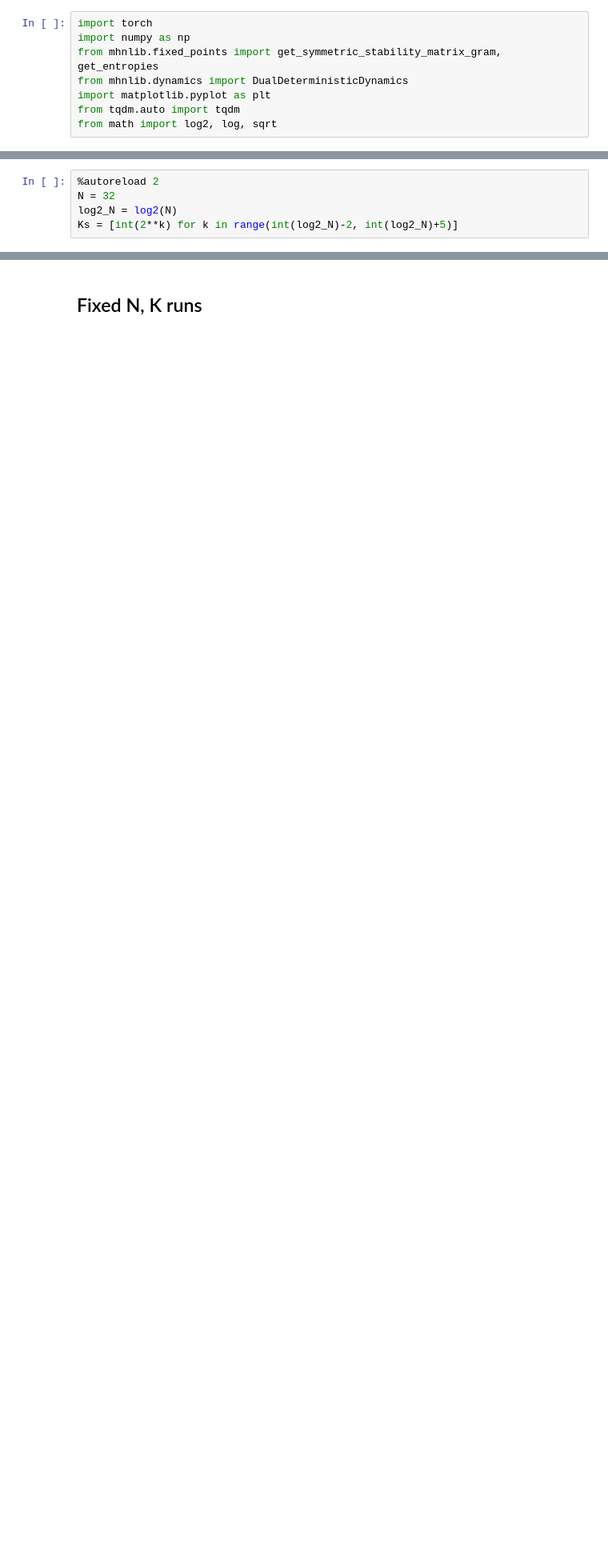
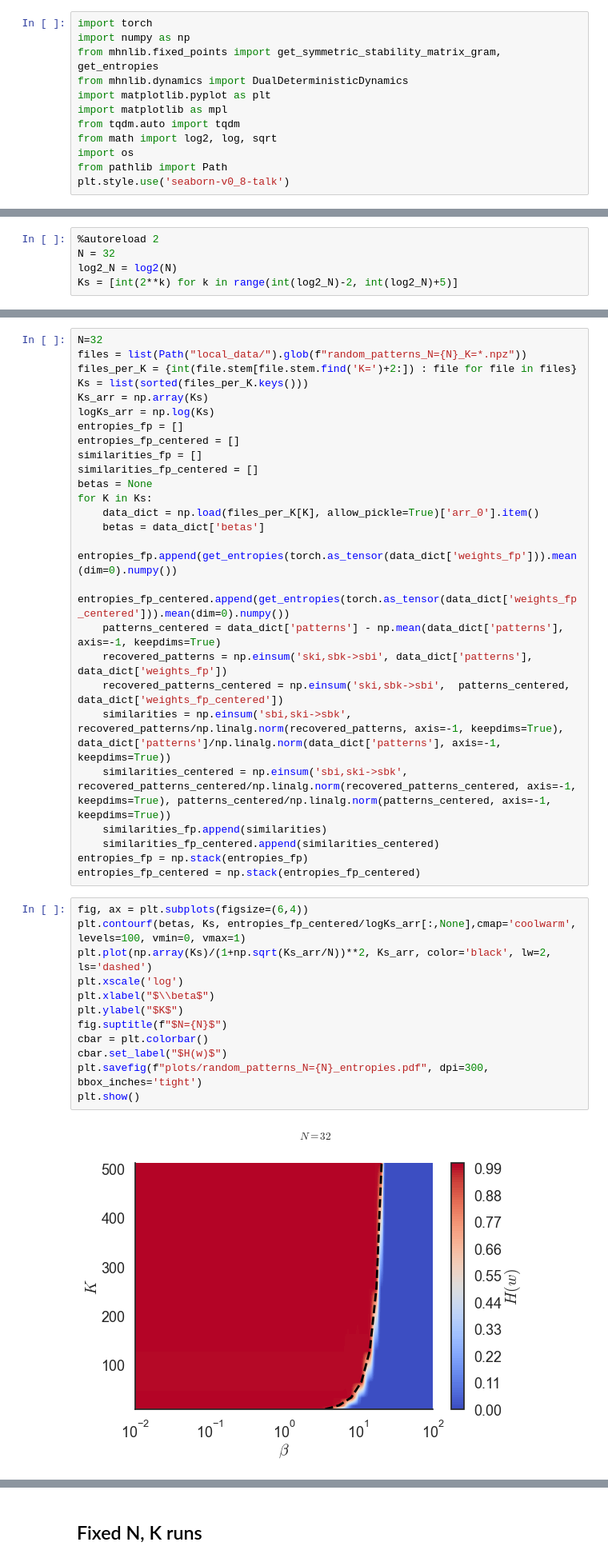
Before and after one commit to vicioms/MHN-Bif, a Jupyter notebook: testing_mhn.ipynb, the cells around one changed output, grey strips where cells are left out. Shown at 80% size. Cells and saved outputs as stored; diff of their text form; blank space fills up the shorter version.

```diff
--- a/testing_mhn.ipynb
+++ b/testing_mhn.ipynb
@@ -4,7 +4,11 @@ import numpy as np
 from mhnlib.fixed_points import get_symmetric_stability_matrix_gram, get_entropies
 from mhnlib.dynamics import DualDeterministicDynamics
 import matplotlib.pyplot as plt
+import matplotlib as mpl
 from tqdm.auto import tqdm
 from math import log2, log, sqrt
+import os
+from pathlib import Path
+plt.style.use('seaborn-v0_8-talk')
 # %%
 %load_ext autoreload
@@ -77,0 +88,40 @@ for K in pbar:
+# %%
+N=32
+files = list(Path("local_data/").glob(f"random_patterns_N={N}_K=*.npz"))
+files_per_K = {int(file.stem[file.stem.find('K=')+2:]) : file for file in files}
+Ks = list(sorted(files_per_K.keys()))
+Ks_arr = np.array(Ks)
+logKs_arr = np.log(Ks)
+entropies_fp = []
+entropies_fp_centered = []
+similarities_fp = []
+similarities_fp_centered = []
+betas = None
+for K in Ks:
+    data_dict = np.load(files_per_K[K], allow_pickle=True)['arr_0'].item()
+    betas = data_dict['betas']
+    entropies_fp.append(get_entropies(torch.as_tensor(data_dict['weights_fp'])).mean(dim=0).numpy())
+    entropies_fp_centered.append(get_entropies(torch.as_tensor(data_dict['weights_fp_centered'])).mean(dim=0).numpy())
+    patterns_centered = data_dict['patterns'] - np.mean(data_dict['patterns'], axis=-1, keepdims=True)
+    recovered_patterns = np.einsum('ski,sbk->sbi', data_dict['patterns'], data_dict['weights_fp'])
+    recovered_patterns_centered = np.einsum('ski,sbk->sbi',  patterns_centered, data_dict['weights_fp_centered'])
+    similarities = np.einsum('sbi,ski->sbk', recovered_patterns/np.linalg.norm(recovered_patterns, axis=-1, keepdims=True), data_dict['patterns']/np.linalg.norm(data_dict['patterns'], axis=-1, keepdims=True))
+    similarities_centered = np.einsum('sbi,ski->sbk', recovered_patterns_centered/np.linalg.norm(recovered_patterns_centered, axis=-1, keepdims=True), patterns_centered/np.linalg.norm(patterns_centered, axis=-1, keepdims=True))
+    similarities_fp.append(similarities)
+    similarities_fp_centered.append(similarities_centered)
+entropies_fp = np.stack(entropies_fp)
+entropies_fp_centered = np.stack(entropies_fp_centered)
+# %%
+fig, ax = plt.subplots(figsize=(6,4))
+plt.contourf(betas, Ks, entropies_fp_centered/logKs_arr[:,None],cmap='coolwarm', levels=100, vmin=0, vmax=1)
+plt.plot(np.array(Ks)/(1+np.sqrt(Ks_arr/N))**2, Ks_arr, color='black', lw=2, ls='dashed')
+plt.xscale('log')
+plt.xlabel("$\\beta$")
+plt.ylabel("$K$")
+fig.suptitle(f"$N={N}$")
+cbar = plt.colorbar()
+cbar.set_label("$H(w)$")
+plt.savefig(f"plots/random_patterns_N={N}_entropies.pdf", dpi=300, bbox_inches='tight')
+plt.show()
+# %% [output]
+[figure, added]
```
Also changed, not shown: parts of 13 cells of this notebook, 24 other files.
